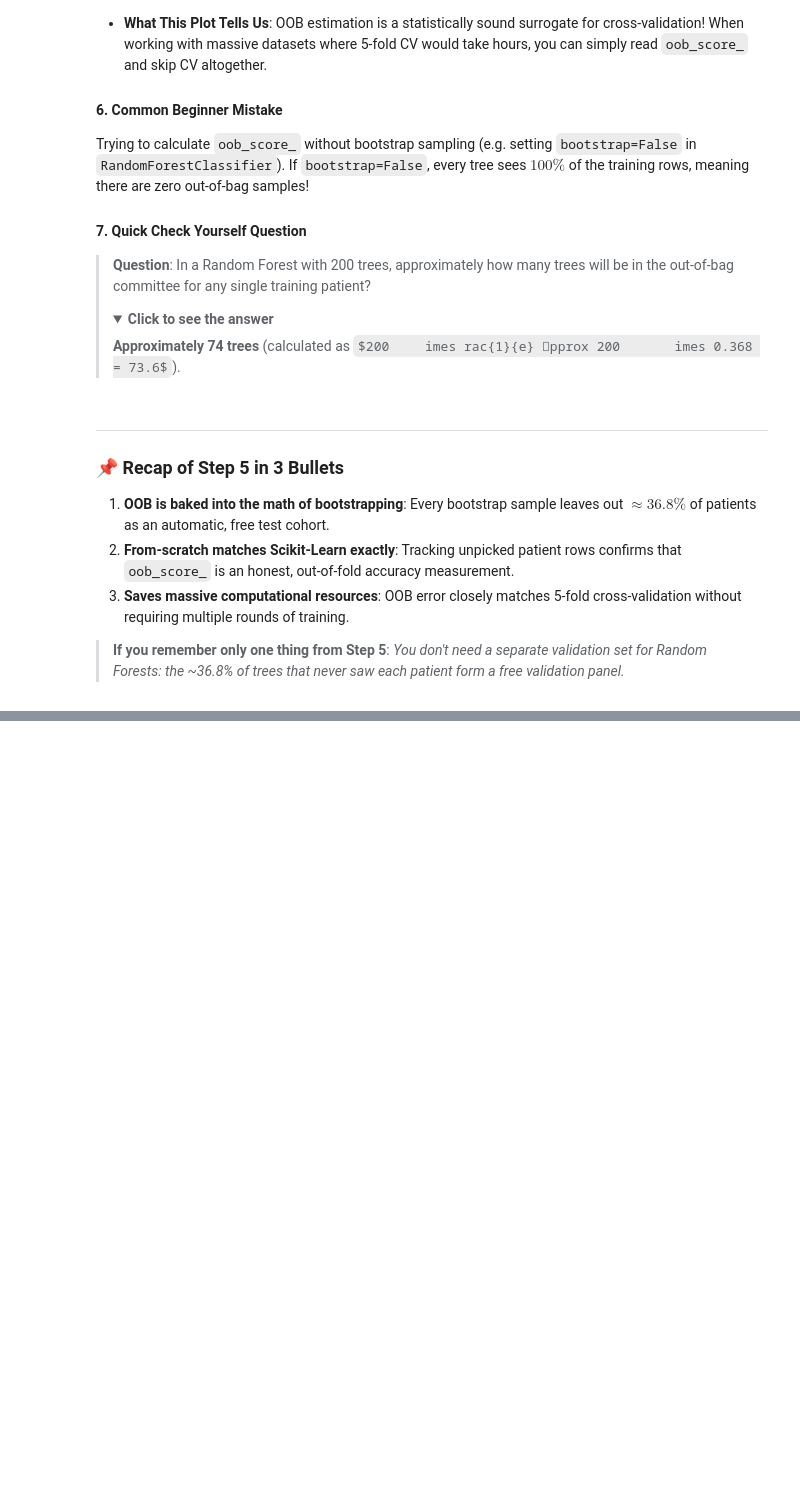
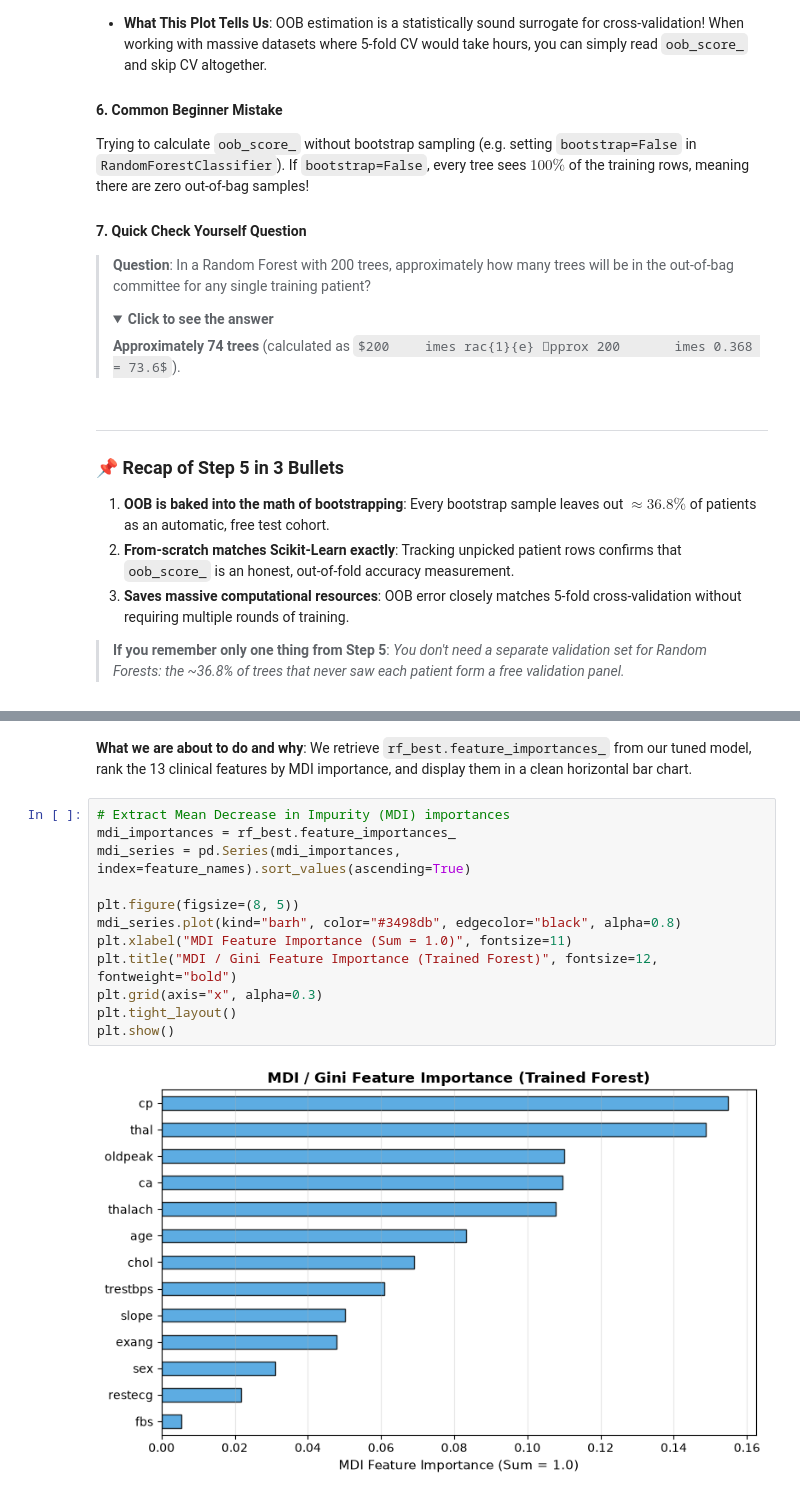
Before and after one commit to Arnav-Shrivastava/random-forests-regression-zero-to-one, a Jupyter notebook: random_forests_zero_to_one.ipynb, the cells around one changed output, grey strips where cells are left out. Saved outputs shown, nothing was run; the diff lists cells and outputs as text; folded sections open; some formulas as TeX source; blank space fills up the shorter version.

Commit message:
feat: step 6 - feature importance analysis and correlation pitfalls

```diff
--- a/random_forests_zero_to_one.ipynb
+++ b/random_forests_zero_to_one.ipynb
@@ -1287,0 +1334,17 @@ Trying to calculate `oob_score_` without bootstrap sampling (e.g. setting `boots
+# %% [markdown]
+**What we are about to do and why**:
+We retrieve `rf_best.feature_importances_` from our tuned model, rank the 13 clinical features by MDI importance, and display them in a clean horizontal bar chart.
+# %%
+# Extract Mean Decrease in Impurity (MDI) importances
+mdi_importances = rf_best.feature_importances_
+mdi_series = pd.Series(mdi_importances, index=feature_names).sort_values(ascending=True)
+
+plt.figure(figsize=(8, 5))
+mdi_series.plot(kind="barh", color="#3498db", edgecolor="black", alpha=0.8)
+plt.xlabel("MDI Feature Importance (Sum = 1.0)", fontsize=11)
+plt.title("MDI / Gini Feature Importance (Trained Forest)", fontsize=12, fontweight="bold")
+plt.grid(axis="x", alpha=0.3)
+plt.tight_layout()
+plt.show()
+# %% [output]
+[figure, added]
```
Also changed, not shown: parts of 16 cells of this notebook.
